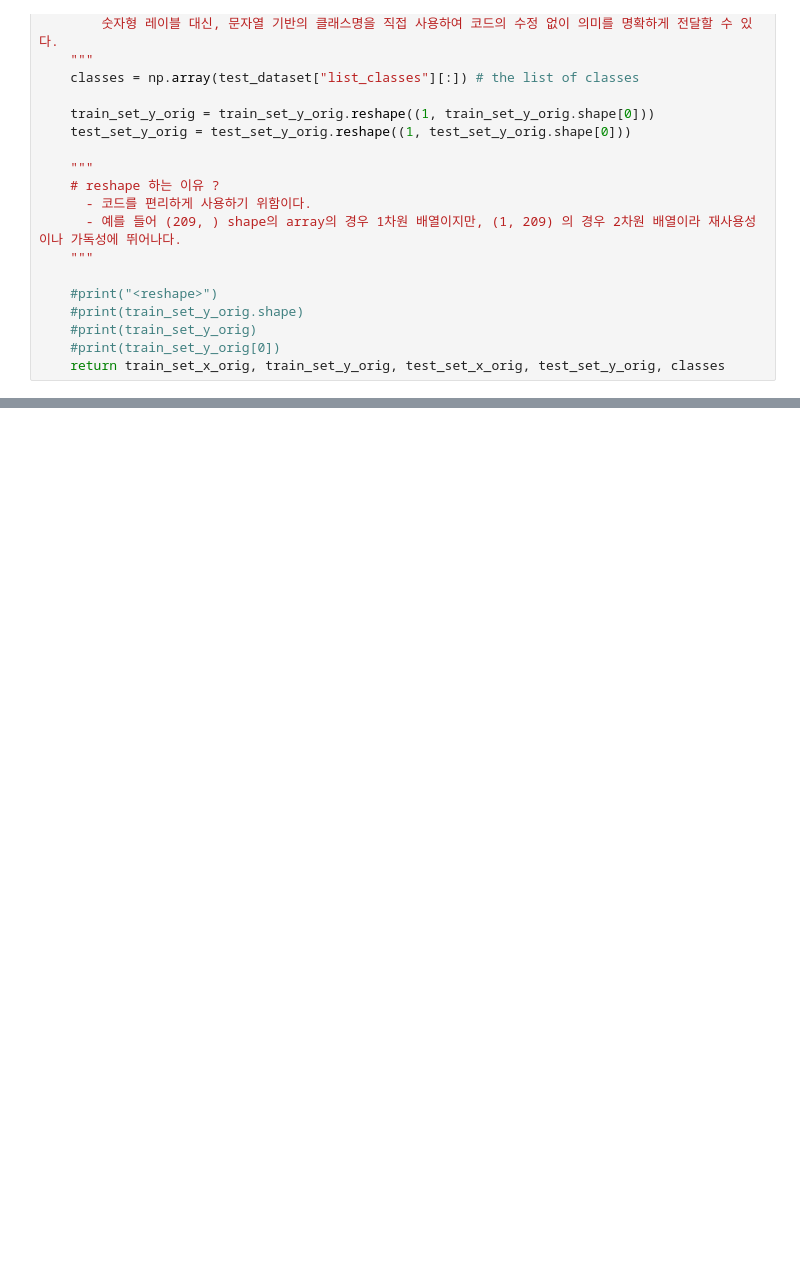
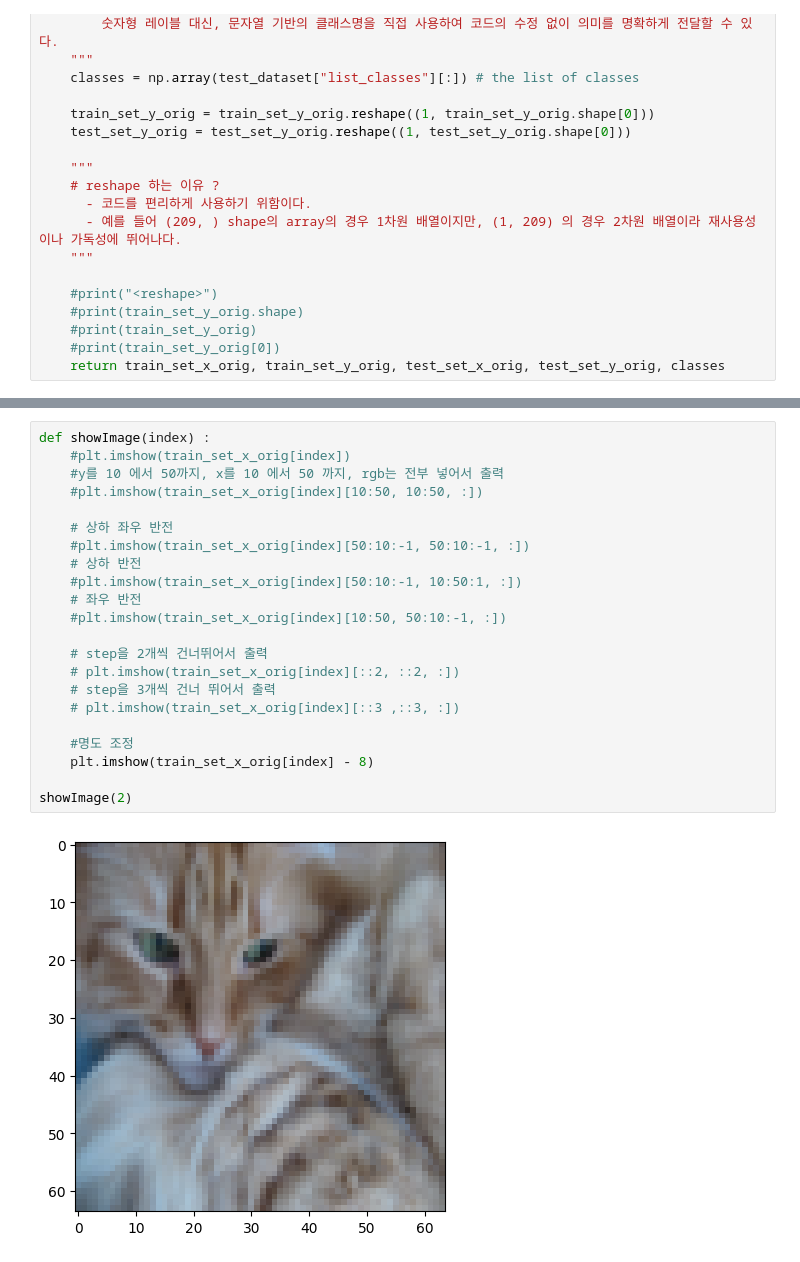
Before and after one commit to EkyuLee/python_projects, a Jupyter notebook: lab2-logistic-regression/test.ipynb, the cells around one changed output, grey strips where cells are left out. Saved outputs shown, nothing was run; the diff lists cells and outputs as text; blank space fills up the shorter version.

```diff
--- a/lab2-logistic-regression/test.ipynb
+++ b/lab2-logistic-regression/test.ipynb
@@ -192,0 +186,24 @@ plt.imshow(rd_picture_example_data)
+# %%
+def showImage(index) :
+    #plt.imshow(train_set_x_orig[index])
+    #y를 10 에서 50까지, x를 10 에서 50 까지, rgb는 전부 넣어서 출력
+    #plt.imshow(train_set_x_orig[index][10:50, 10:50, :])
+
+    # 상하 좌우 반전
+    #plt.imshow(train_set_x_orig[index][50:10:-1, 50:10:-1, :])
+    # 상하 반전
+    #plt.imshow(train_set_x_orig[index][50:10:-1, 10:50:1, :])
+    # 좌우 반전
+    #plt.imshow(train_set_x_orig[index][10:50, 50:10:-1, :])
+
+    # step을 2개씩 건너뛰어서 출력
+    # plt.imshow(train_set_x_orig[index][::2, ::2, :])
+    # step을 3개씩 건너 뛰어서 출력
+    # plt.imshow(train_set_x_orig[index][::3 ,::3, :])
+
+    #명도 조정
+    plt.imshow(train_set_x_orig[index] - 8)
+
+showImage(2)
+# %% [output]
+[figure, added]
```
Also changed, not shown: parts of 14 cells of this notebook, 1 other file.
